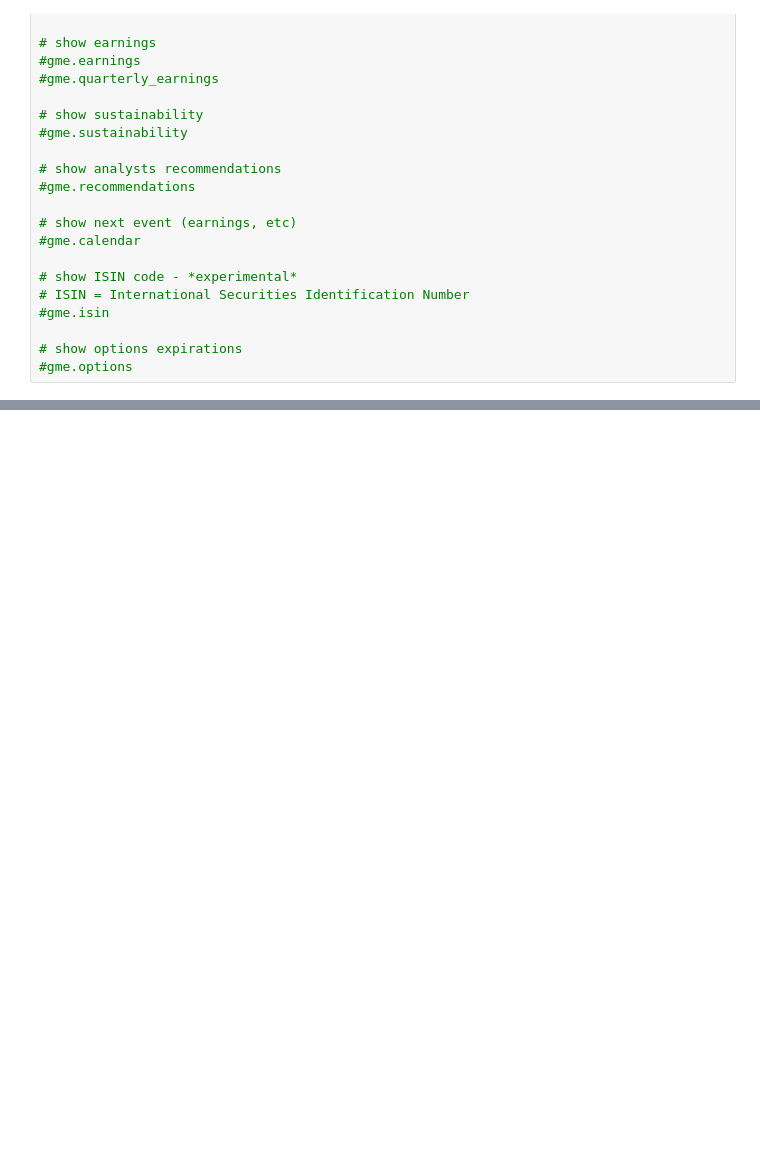
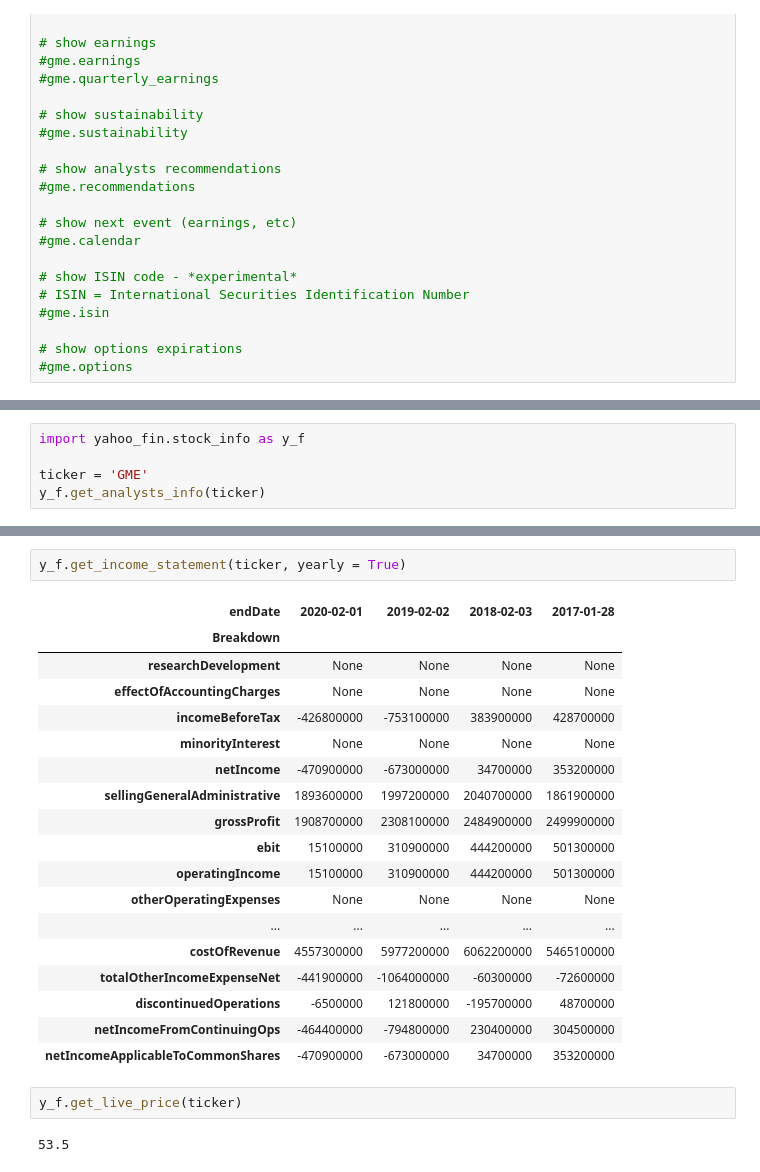
Before and after one commit to The-Short-Squeeze/GameStop-Data, a Jupyter notebook: gme-yfinance.ipynb, the cells around one changed output, grey strips where cells are left out. Saved outputs shown, nothing was run; the diff lists cells and outputs as text; blank space fills up the shorter version.

```diff
--- a/gme-yfinance.ipynb
+++ b/gme-yfinance.ipynb
@@ -280,0 +265,5 @@ gme.calendar
+# %%
+import yahoo_fin.stock_info as y_f
+
+ticker = 'GME'
+y_f.get_analysts_info(ticker)
@@ -280,0 +356,25 @@ gme.calendar
+# %%
+y_f.get_income_statement(ticker, yearly = True)
+# %% [output]
+| endDate | 2020-02-01 | 2019-02-02 | 2018-02-03 | 2017-01-28 |
+| Breakdown |  |  |  |  |
+| researchDevelopment | None | None | None | None |
+| effectOfAccountingCharges | None | None | None | None |
+| incomeBeforeTax | -426800000 | -753100000 | 383900000 | 428700000 |
+| minorityInterest | None | None | None | None |
+| netIncome | -470900000 | -673000000 | 34700000 | 353200000 |
+| sellingGeneralAdministrative | 1893600000 | 1997200000 | 2040700000 | 1861900000 |
+| grossProfit | 1908700000 | 2308100000 | 2484900000 | 2499900000 |
+| ebit | 15100000 | 310900000 | 444200000 | 501300000 |
+| operatingIncome | 15100000 | 310900000 | 444200000 | 501300000 |
+| otherOperatingExpenses | None | None | None | None |
+| ... | ... | ... | ... | ... |
+| costOfRevenue | 4557300000 | 5977200000 | 6062200000 | 5465100000 |
+| totalOtherIncomeExpenseNet | -441900000 | -1064000000 | -60300000 | -72600000 |
+| discontinuedOperations | -6500000 | 121800000 | -195700000 | 48700000 |
+| netIncomeFromContinuingOps | -464400000 | -794800000 | 230400000 | 304500000 |
+| netIncomeApplicableToCommonShares | -470900000 | -673000000 | 34700000 | 353200000 |
+# %%
+y_f.get_live_price(ticker)
+# %% [output]
+53.5
```
Also changed, not shown: parts of 22 cells of this notebook.
